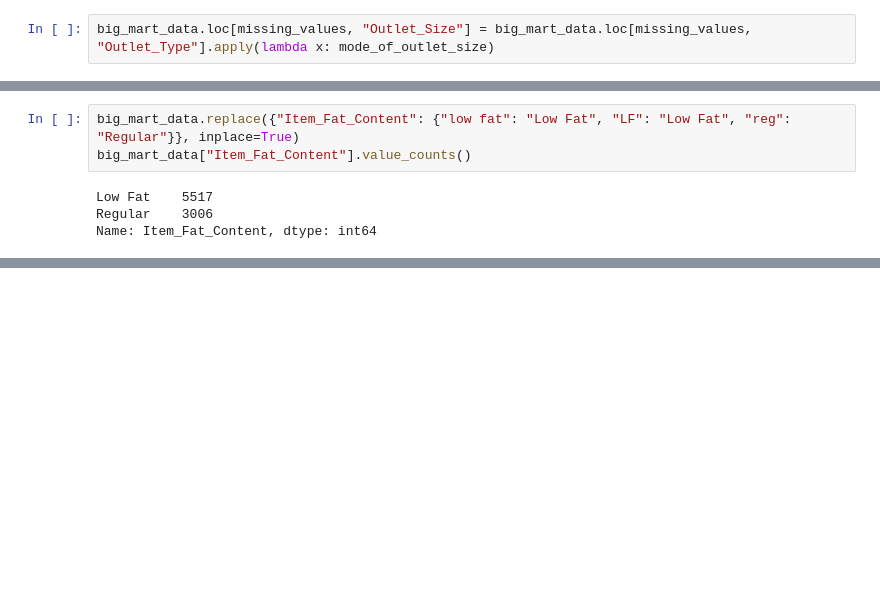
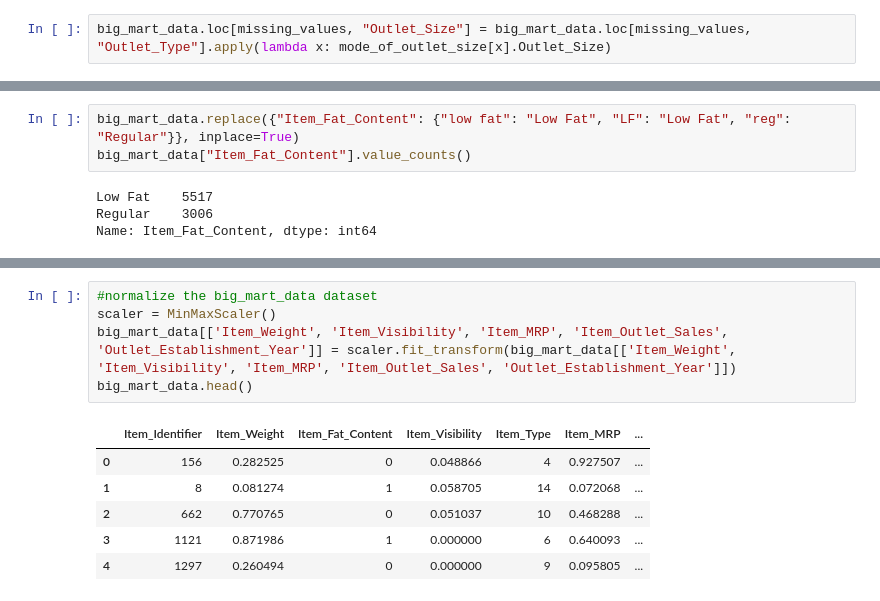
Before and after one commit to Dei-gratia/Machine-Learning-Projects, a Jupyter notebook: ML course with Python/Big_Mart_Sales_Prediction_Using_XGBoost_Regressor.ipynb, the cells around one changed output, grey strips where cells are left out. Cells and saved outputs as stored; diff of their text form; blank space fills up the shorter version.

```diff
--- a/ML course with Python/Big_Mart_Sales_Prediction_Using_XGBoost_Regressor.ipynb
+++ b/ML course with Python/Big_Mart_Sales_Prediction_Using_XGBoost_Regressor.ipynb
@@ -110,7 +111,7 @@ print(missing_values)
 8522    False
 Name: Outlet_Size, Length: 8523, dtype: bool
 # %%
-big_mart_data.loc[missing_values, "Outlet_Size"] = big_mart_data.loc[missing_values, "Outlet_Type"].apply(lambda x: mode_of_outlet_size)
+big_mart_data.loc[missing_values, "Outlet_Size"] = big_mart_data.loc[missing_values, "Outlet_Type"].apply(lambda x: mode_of_outlet_size[x].Outlet_Size)
 # %%
 big_mart_data.isnull().sum()
 # %% [output]
@@ -277,0 +285,12 @@ big_mart_data.head()
+# %%
+#normalize the big_mart_data dataset
+scaler = MinMaxScaler()
+big_mart_data[['Item_Weight', 'Item_Visibility', 'Item_MRP', 'Item_Outlet_Sales', 'Outlet_Establishment_Year']] = scaler.fit_transform(big_mart_data[['Item_Weight', 'Item_Visibility', 'Item_MRP', 'Item_Outlet_Sales', 'Outlet_Establishment_Year']])
+big_mart_data.head()
+# %% [output]
+|  | Item_Identifier | Item_Weight | Item_Fat_Content | Item_Visibility | Item_Type | Item_MRP | ... |
+| 0 | 156 | 0.282525 | 0 | 0.048866 | 4 | 0.927507 | ... |
+| 1 | 8 | 0.081274 | 1 | 0.058705 | 14 | 0.072068 | ... |
+| 2 | 662 | 0.770765 | 0 | 0.051037 | 10 | 0.468288 | ... |
+| 3 | 1121 | 0.871986 | 1 | 0.000000 | 6 | 0.640093 | ... |
+| 4 | 1297 | 0.260494 | 0 | 0.000000 | 9 | 0.095805 | ... |
```
Also changed, not shown: parts of 9 cells of this notebook.
